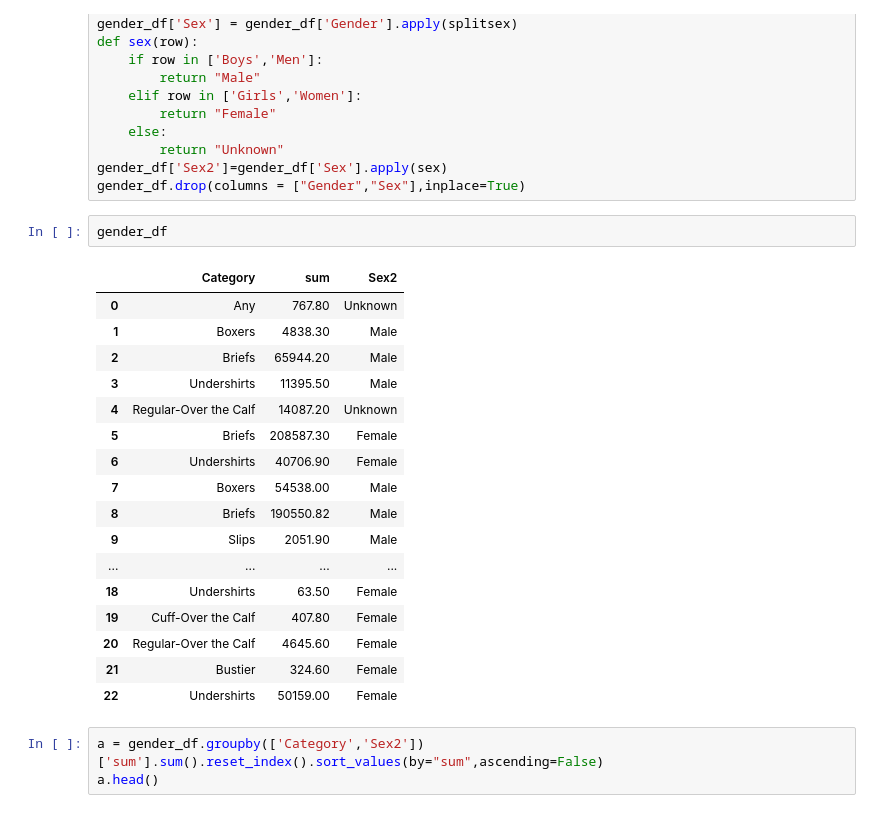
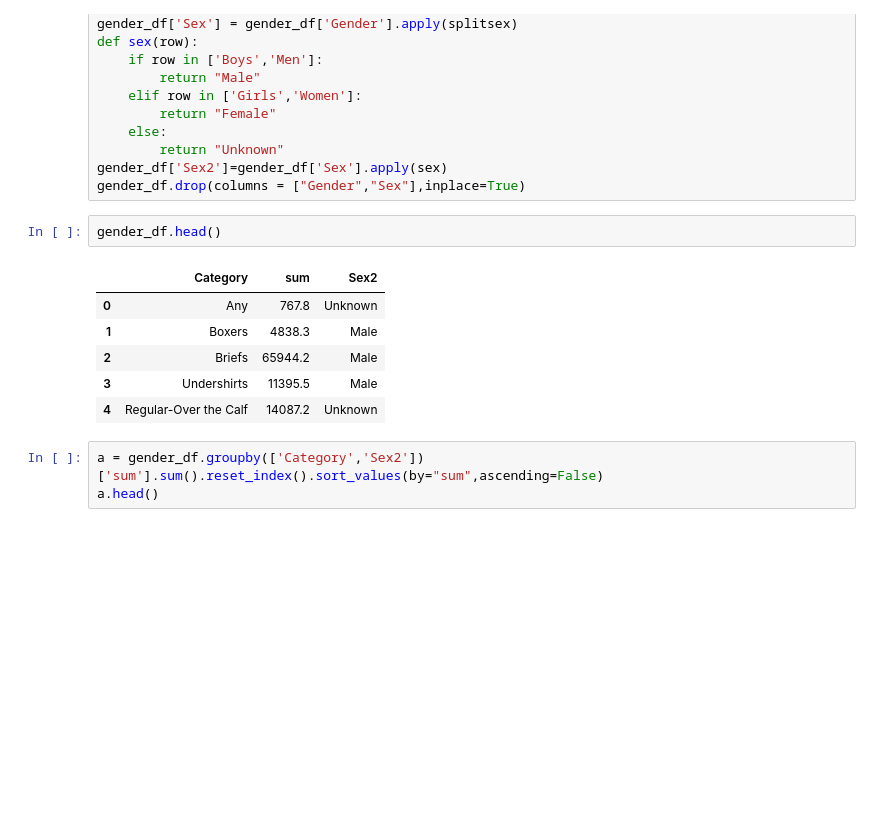
Before and after one commit to unintelligible-screeching/Personal-Project-2, a Jupyter notebook: Underwear Data with 11 Tables & up to 100K+ rows(2).ipynb, the cells around one changed output. Cells and saved outputs as stored; diff of their text form; blank space fills up the shorter version.

```diff
--- a/Underwear Data with 11 Tables & up to 100K+ rows(2).ipynb
+++ b/Underwear Data with 11 Tables & up to 100K+ rows(2).ipynb
@@ -341,25 +341,14 @@ def sex(row):
 gender_df['Sex2']=gender_df['Sex'].apply(sex)
 gender_df.drop(columns = ["Gender","Sex"],inplace=True)
 # %%
-gender_df
+gender_df.head()
 # %% [output]
 |  | Category | sum | Sex2 |
-| 0 | Any | 767.80 | Unknown |
-| 1 | Boxers | 4838.30 | Male |
-| 2 | Briefs | 65944.20 | Male |
-| 3 | Undershirts | 11395.50 | Male |
-| 4 | Regular-Over the Calf | 14087.20 | Unknown |
-| 5 | Briefs | 208587.30 | Female |
-| 6 | Undershirts | 40706.90 | Female |
-| 7 | Boxers | 54538.00 | Male |
-| 8 | Briefs | 190550.82 | Male |
-| 9 | Slips | 2051.90 | Male |
-| ... | ... | ... | ... |
-| 18 | Undershirts | 63.50 | Female |
-| 19 | Cuff-Over the Calf | 407.80 | Female |
-| 20 | Regular-Over the Calf | 4645.60 | Female |
-| 21 | Bustier | 324.60 | Female |
-| 22 | Undershirts | 50159.00 | Female |
+| 0 | Any | 767.8 | Unknown |
+| 1 | Boxers | 4838.3 | Male |
+| 2 | Briefs | 65944.2 | Male |
+| 3 | Undershirts | 11395.5 | Male |
+| 4 | Regular-Over the Calf | 14087.2 | Unknown |
 # %%
 a = gender_df.groupby(['Category','Sex2'])['sum'].sum().reset_index().sort_values(by="sum",ascending=False)
 a.head()
```
Also changed, not shown: parts of 7 cells of this notebook.
